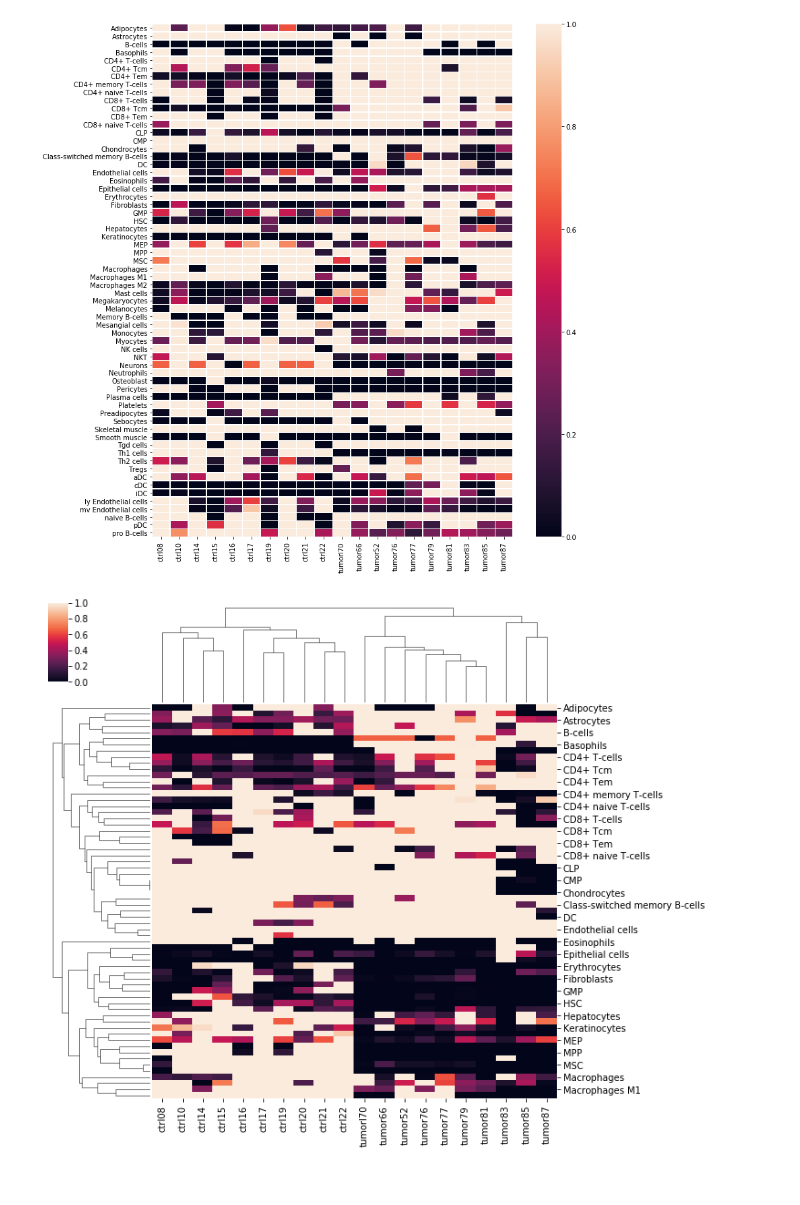
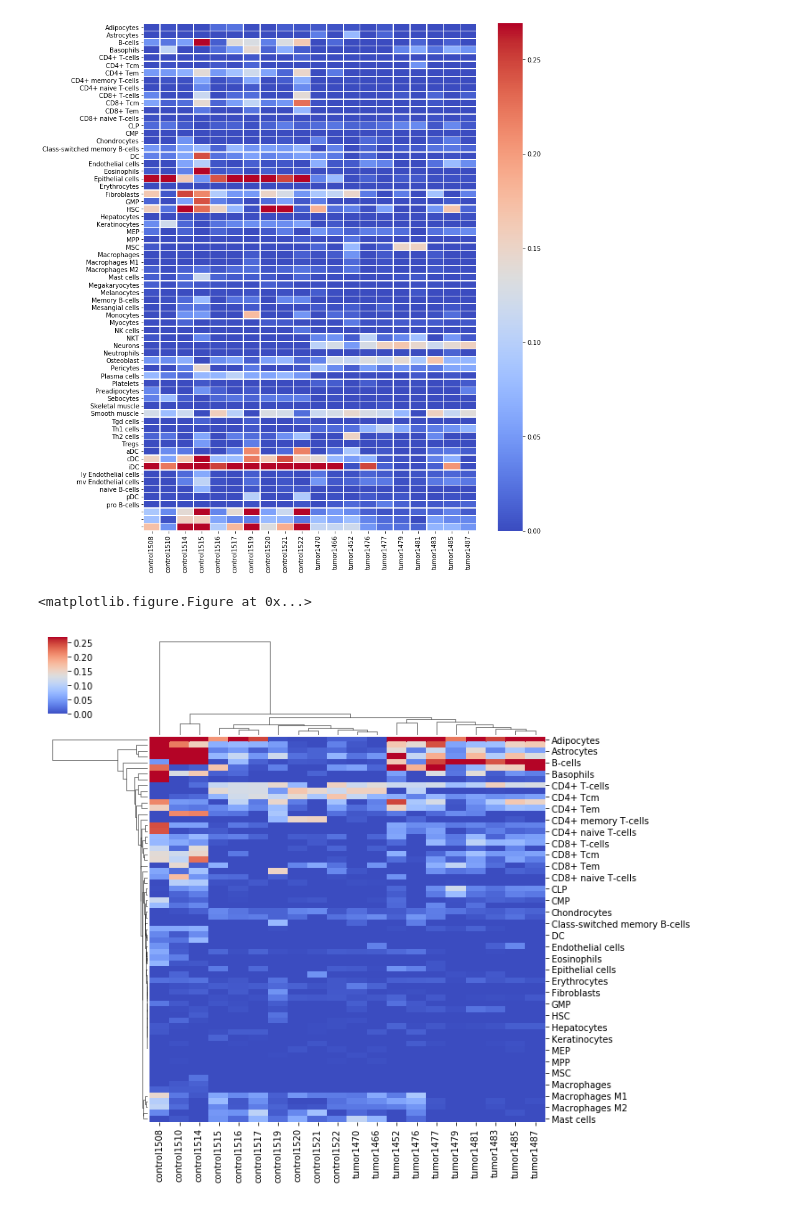
Before and after one commit to SherineAwad/EndocrineNotebooks, a Jupyter notebook: deconv.ipynb, the cells around one changed output. Drawn from its saved outputs; the diff is of its cells as text; code cells hidden in the pictures.

```diff
--- a/deconv.ipynb
+++ b/deconv.ipynb
@@ -9,30 +9,52 @@ import seaborn as sns;
 # %%
 deconv_data =np.loadtxt("xcell.txt", delimiter='\t', skiprows=1,usecols=range(1,21))
 y=['Adipocytes','Astrocytes','B-cells','Basophils','CD4+ T-cells','CD4+ Tcm','CD4+ Tem','CD4+ memory T-cells', \
    'CD4+ naive T-cells','CD8+ T-cells','CD8+ Tcm','CD8+ Tem','CD8+ naive T-cells','CLP','CMP','Chondrocytes', \
    'Class-switched memory B-cells','DC','Endothelial cells','Eosinophils','Epithelial cells','Erythrocytes', \
    'Fibroblasts','GMP','HSC','Hepatocytes','Keratinocytes','MEP','MPP','MSC','Macrophages','Macrophages M1', \
    'Macrophages M2','Mast cells','Megakaryocytes','Melanocytes','Memory B-cells','Mesangial cells','Monocytes', \
    'Myocytes','NK cells','NKT','Neurons','Neutrophils','Osteoblast','Pericytes','Plasma cells','Platelets', \
    'Preadipocytes','Sebocytes','Skeletal muscle','Smooth muscle','Tgd cells','Th1 cells','Th2 cells','Tregs', \
    'aDC','cDC','iDC','ly Endothelial cells','mv Endothelial cells','naive B-cells','pDC','pro B-cells']
 #x= ['sp1508','sp1510','sp1514','sp1515','sp1516','sp1517','sp1519','sp1520','sp1521','sp1522','sp1470','sp1466','sp1452','sp1476','sp1477','sp1479','sp1481','sp1483','sp1485','sp1487']
-x= ['ctrl08','ctrl10','ctrl14','ctrl15','ctrl16','ctrl17','ctrl19','ctrl20','ctrl21','ctrl22','tumorl70','tumor66',\
-    'tumor52','tumor76','tumor77','tumor79','tumor81','tumor83','tumor85','tumor87']
+#x= ['ctrl1','ctrl1','ctrl3','ctrl4','ctrl5','ctrl6','ctrl7','ctrl8','ctrl9','ctrl10','tumorl11','tumor12',\
+    #'tumor13','tumor14','tumor15','tumor16','tumor17','tumor18','tumor19','tumor20']
 
-plt.figure(figsize=(12, 14))
-ax = sns.heatmap(deconv_data, linewidths=.5) #annot=True,
+x= ['control1508','control1510','control1514','control1515','control1516','control1517','control1519','control1520',\
+    'control1521','control1522','tumor1470','tumor1466','tumor1452','tumor1476','tumor1477','tumor1479','tumor1481',\
+    'tumor1483','tumor1485','tumor1487']
+
+
+
+plt.figure(figsize=(12, 15))
+
+
+ax = sns.heatmap(deconv_data,cmap='coolwarm', robust=True, linewidths=.5) #annot=True,
 ax.set_xticklabels(x, rotation=90, ha='center')
 ax.set_yticklabels(y,rotation=360, ha='right')
 plt.savefig('deconv.png',bbox_inches='tight')
 plt.show()
 
-cg = sns.clustermap(deconv_data)
+
+
+#cmap=mako
+plt.figure(figsize=(12, 15))
+cg = sns.clustermap(deconv_data,cmap='coolwarm', robust=True) # method= 'single', method="correlation"  #col_cluster=False)
 ax = cg.ax_heatmap
 ax.set_xticklabels(x, rotation=90, ha='center')
 ax.set_yticklabels(y,rotation=360, ha='left')
 plt.savefig('cldeconv.png',bbox_inches='tight')
 plt.show()
+
+plt.figure(figsize=(10, 10))
+my_plot = ax.matshow(pd.DataFrame(deconv_data).corr(), cmap='coolwarm', vmin=-1, vmax=1)
+#plt.colorbar(my_plot)
+# plot correlation matrix with Seaborne heatmap function
+ax= sns.heatmap(pd.DataFrame(deconv_data).corr(),vmin=-1, vmax=1,cmap='coolwarm')
+ax.set_xticklabels(x, rotation=90, ha='center')
+ax.set_yticklabels(y,rotation=360, ha='right')
+plt.show()
 # %% [output]
-[figure, old version]
+[figure, new version]
+<matplotlib.figure.Figure at 0x...>
-[figure, old version]
+[figure, new version]
```
Also changed, not shown: parts of 1 cell of this notebook, 1 other file.
